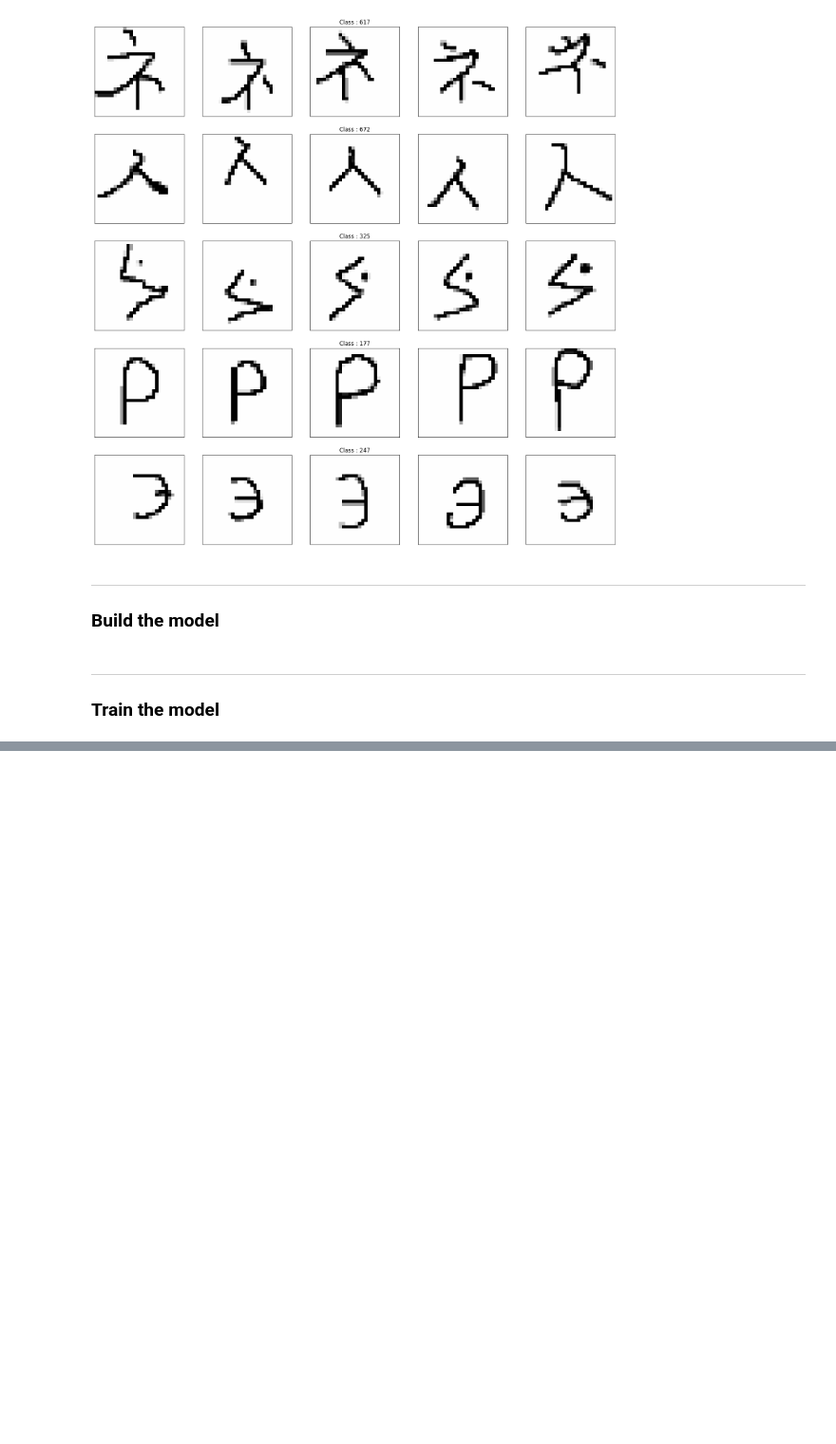
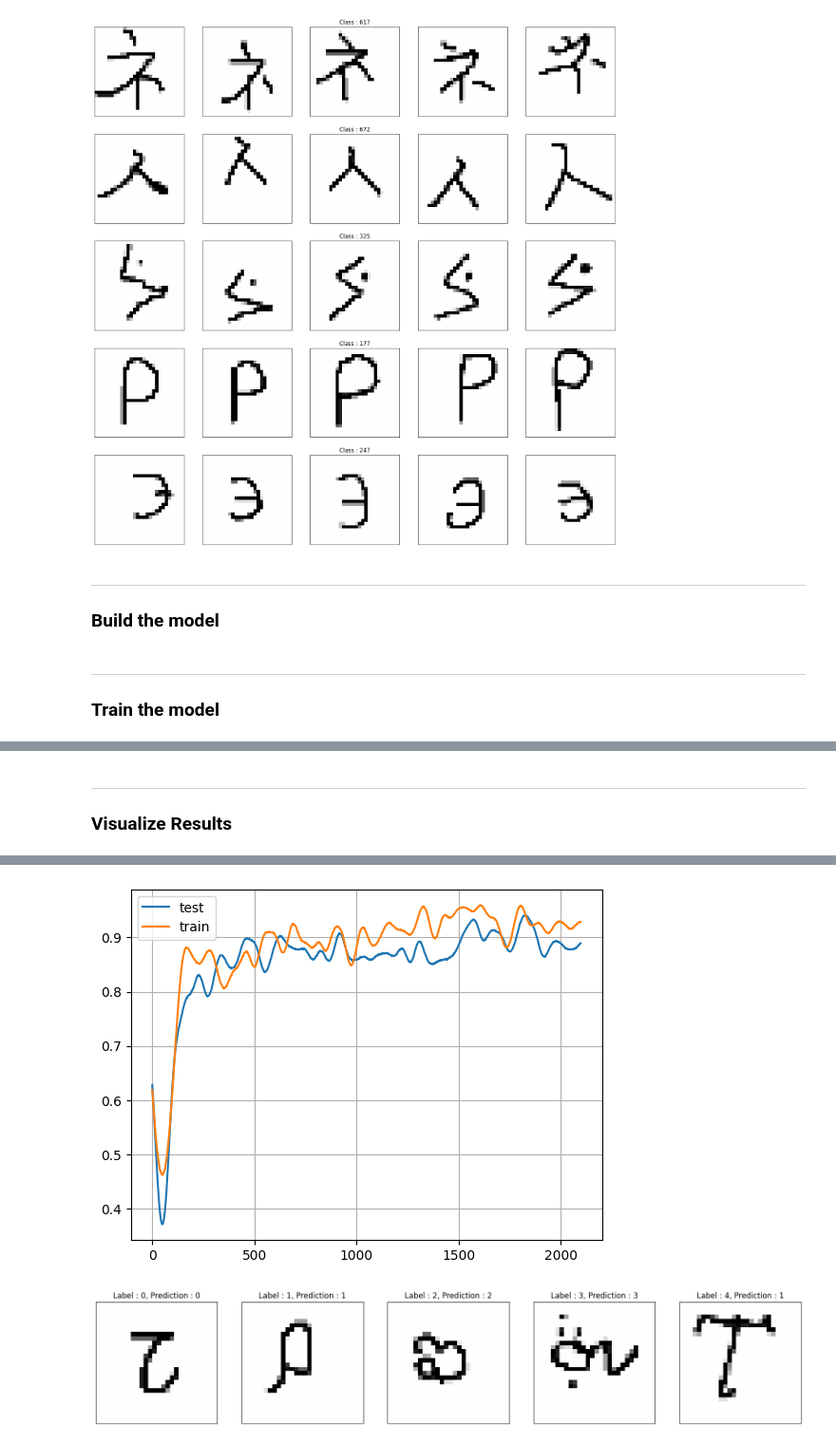
Before and after one commit to cstone157/jupyter_tensorflow2, a Jupyter notebook: tensor.org/tutorials/computer_vision/14-Few-shot-learning-w-reptile.ipynb, the cells around one changed output, grey strips where cells are left out. Shown at 95% size. Saved outputs shown, nothing was run; the diff lists cells and outputs as text; code cells hidden in the pictures; blank space fills up the shorter version.

```diff
--- a/tensor.org/tutorials/computer_vision/14-Few-shot-learning-w-reptile.ipynb
+++ b/tensor.org/tutorials/computer_vision/14-Few-shot-learning-w-reptile.ipynb
@@ -212,0 +330,53 @@ optimizer = keras.optimizers.SGD(learning_rate=learning_rate)
+# %% [markdown]
+<hr />
+
+### Visualize Results
+# %%
+# First, some preprocessing to smooth the training and testing arrays for display.
+window_length = 100
+train_s = np.r_[
+    training[window_length - 1 : 0 : -1],
+    training,
+    training[-1:-window_length:-1],
+]
+test_s = np.r_[
+    testing[window_length - 1 : 0 : -1], testing, testing[-1:-window_length:-1]
+]
+w = np.hamming(window_length)
+train_y = np.convolve(w / w.sum(), train_s, mode="valid")
+test_y = np.convolve(w / w.sum(), test_s, mode="valid")
+
+# Display the training accuracies.
+x = np.arange(0, len(test_y), 1)
+plt.plot(x, test_y, x, train_y)
+plt.legend(["test", "train"])
+plt.grid()
+
+train_set, test_images, test_labels = dataset.get_mini_dataset(
+    eval_batch_size, eval_iters, shots, classes, split=True
+)
+for images, labels in train_set:
+    with tf.GradientTape() as tape:
+        preds = model(images)
+        loss = keras.losses.sparse_categorical_crossentropy(labels, preds)
+    grads = tape.gradient(loss, model.trainable_weights)
+    optimizer.apply_gradients(zip(grads, model.trainable_weights))
+test_preds = model.predict(test_images)
+test_preds = tf.argmax(test_preds).numpy()
+
+_, axarr = plt.subplots(nrows=1, ncols=5, figsize=(20, 20))
+
+sample_keys = list(train_dataset.data.keys())
+
+for i, ax in zip(range(5), axarr):
+    temp_image = np.stack((test_images[i, :, :, 0],) * 3, axis=2)
+    temp_image *= 255
+    temp_image = np.clip(temp_image, 0, 255).astype("uint8")
+    ax.set_title(
+        "Label : {}, Prediction : {}".format(int(test_labels[i]), test_preds[i])
+    )
+    ax.imshow(temp_image, cmap="gray")
+    ax.xaxis.set_visible(False)
+    ax.yaxis.set_visible(False)
+plt.show()
+# %% [output]
@@ -212,0 +384,2 @@ optimizer = keras.optimizers.SGD(learning_rate=learning_rate)
+[figure, added]
+[figure, added]
```
Also changed, not shown: parts of 2 cells of this notebook, 1 other file.
